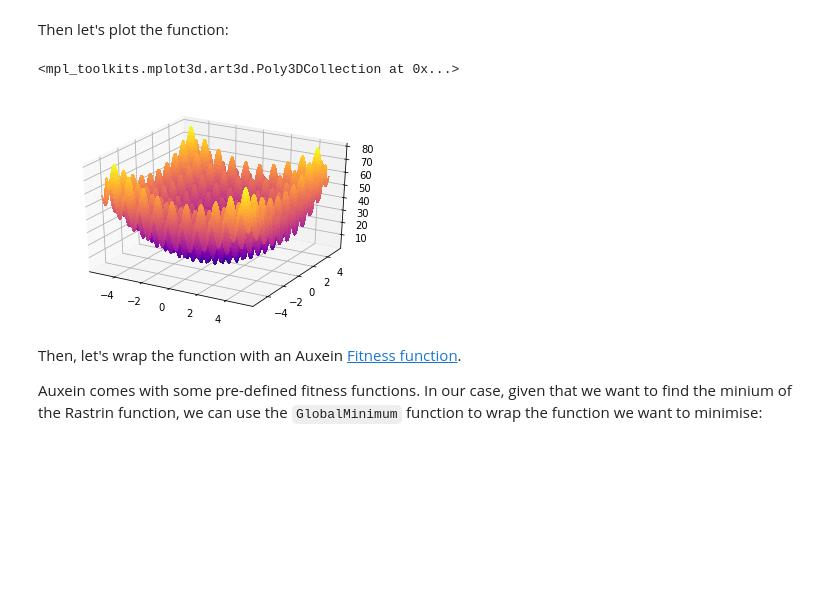
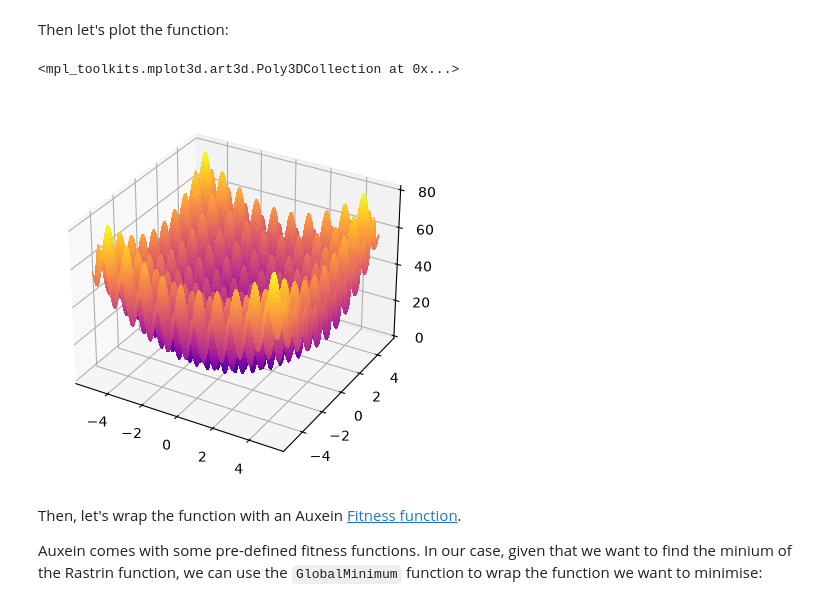
Before and after one commit to auxein/auxein, a Jupyter notebook: notebooks/rastrigin.ipynb, the cells around one changed output. Saved outputs shown, nothing was run; the diff lists cells and outputs as text; code cells hidden in the pictures; blank space fills up the shorter version.

```diff
--- a/notebooks/rastrigin.ipynb
+++ b/notebooks/rastrigin.ipynb
@@ -22,28 +21,28 @@ Then let's plot the function:
 # %%
 %matplotlib inline
 
 from matplotlib import cm
 from mpl_toolkits.mplot3d import Axes3D
 import math
 import matplotlib.pyplot as plt
 import numpy as np
 
 
 
 X = np.linspace(-5.12, 5.12, 200)
 Y = np.linspace(-5.12, 5.12, 200)
 
 X, Y = np.meshgrid(X, Y)
 
 Z = rastrigin([X, Y])
 
 fig = plt.figure()
-ax = fig.gca(projection='3d')
+ax = fig.add_subplot(projection='3d')
 
 ax.plot_surface(X, Y, Z, rstride=1, cstride=1, cmap=cm.plasma, linewidth=0, antialiased=False)
 # %% [output]
 <mpl_toolkits.mplot3d.art3d.Poly3DCollection at 0x...>
-[figure, old version]
+[figure, new version]
 # %% [markdown]
 Then, let's wrap the function with an Auxein [Fitness function](https://github.com/auxein/auxein/blob/master/auxein/fitness/core.py#L15).
 
```
Also changed, not shown: parts of 12 cells of this notebook, 3 other files.
